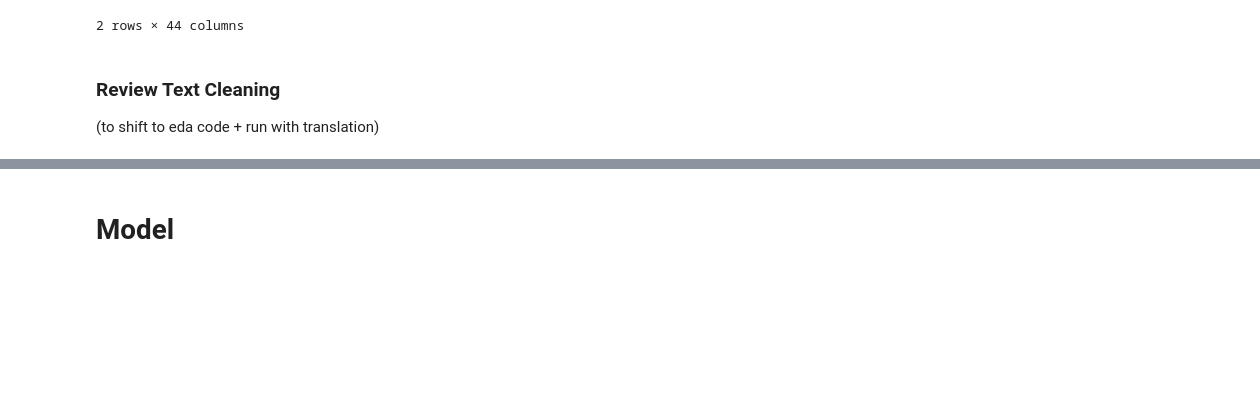
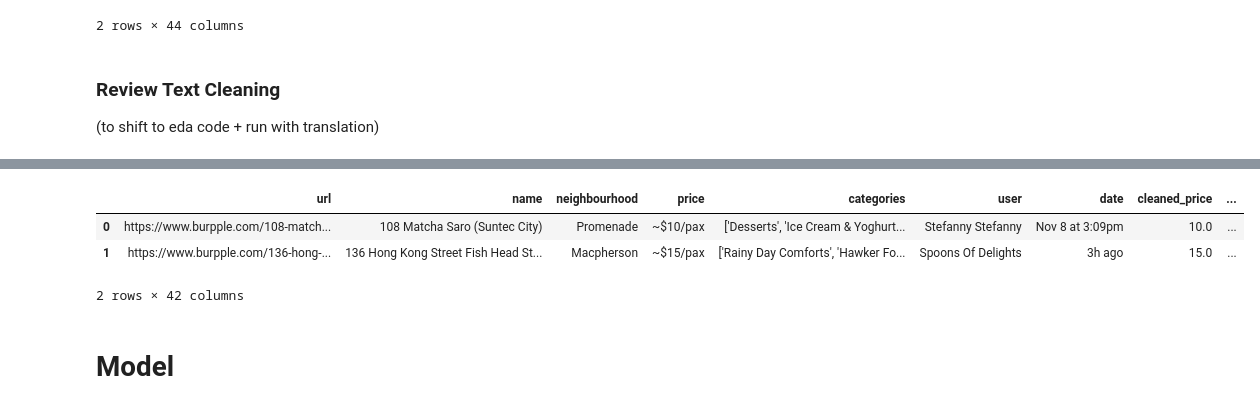
Before and after one commit to sabyeo/bt4221, a Jupyter notebook: doc2vec_topic_modelling_restaurant.ipynb, the cells around one changed output, grey strips where cells are left out. Drawn from its saved outputs; the diff is of its cells as text; code cells hidden in the pictures; blank space fills up the shorter version.

Commit message:
fixed bug in data generation

```diff
--- a/doc2vec_topic_modelling_restaurant.ipynb
+++ b/doc2vec_topic_modelling_restaurant.ipynb
@@ -198,0 +211,9 @@ restaurant_review_df = restaurant_review_df.join(data.drop(['url', 'cleaned_text
+# %%
+restaurant_characteristics_df = data.drop(['review', 'cleaned_text'], axis=1)
+restaurant_characteristics_df = restaurant_characteristics_df.groupby(['url'], as_index = False).first()
+restaurant_characteristics_df.head(2)
+# %% [output]
+|  | url | name | neighbourhood | price | categories | user | date | cleaned_price | ... |
+| 0 | https://www.burpple.com/108-match... | 108 Matcha Saro (Suntec City) | Promenade | ~$10/pax | ['Desserts', 'Ice Cream & Yoghurt... | Stefanny Stefanny | Nov 8 at 3:09pm | 10.0 | ... |
+| 1 | https://www.burpple.com/136-hong-... | 136 Hong Kong Street Fish Head St... | Macpherson | ~$15/pax | ['Rainy Day Comforts', 'Hawker Fo... | Spoons Of Delights | 3h ago | 15.0 | ... |
+2 rows × 42 columns
```
Also changed, not shown: parts of 13 cells of this notebook.
